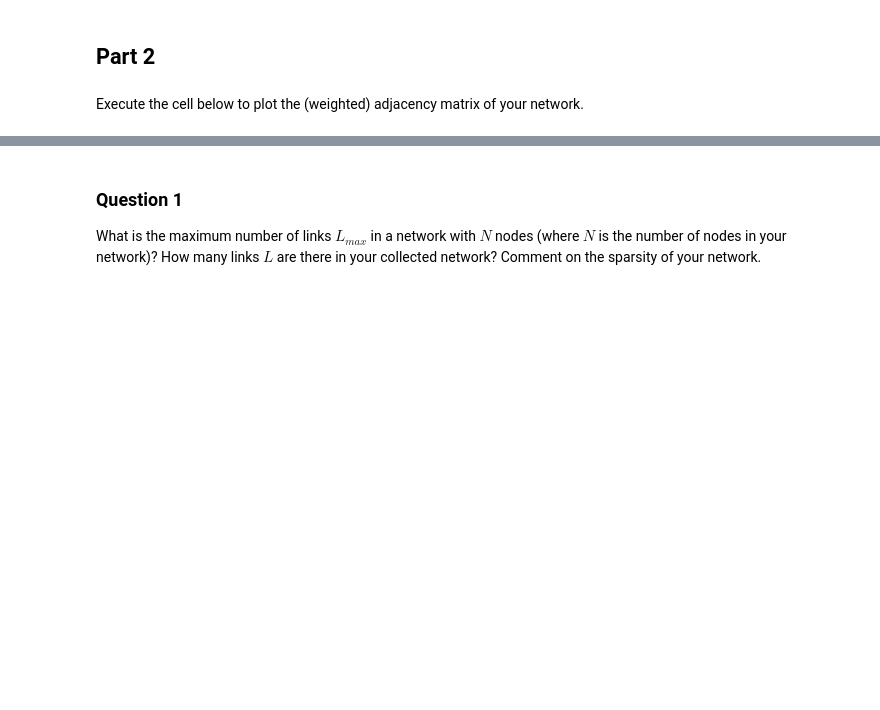
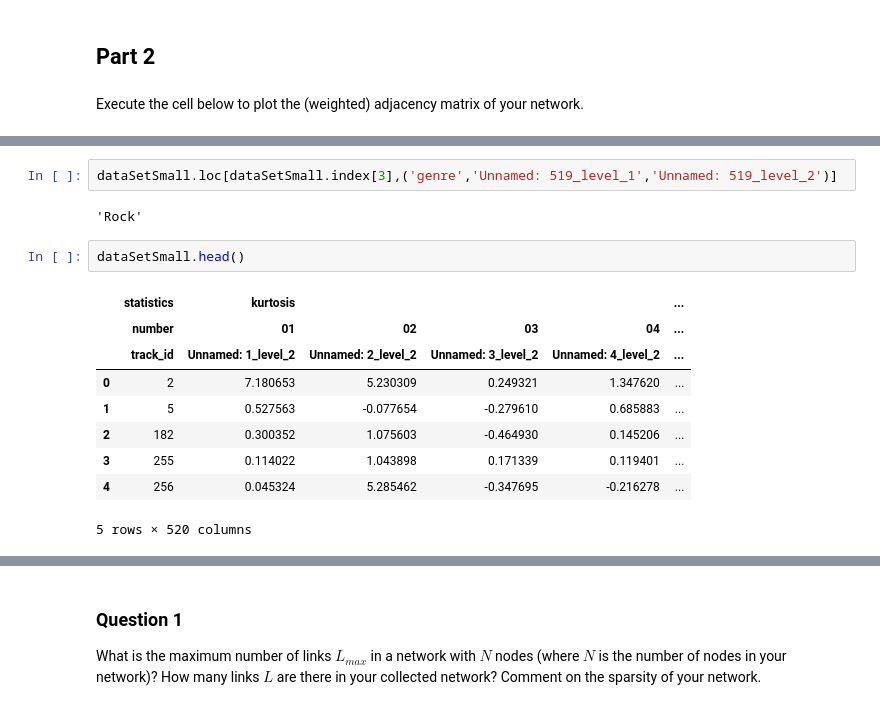
Before and after one commit to TTimTT/NTDS_Project, a Jupyter notebook: milestones_1/Joachim_1_network_properties.ipynb, the cells around one changed output, grey strips where cells are left out. Drawn from its saved outputs; the diff is of its cells as text; blank space fills up the shorter version.

```diff
--- a/milestones_1/Joachim_1_network_properties.ipynb
+++ b/milestones_1/Joachim_1_network_properties.ipynb
@@ -154,0 +152,16 @@ Text(0.5, 1.05, 'adjacency matrix')
+# %%
+dataSetSmall.loc[dataSetSmall.index[3],('genre','Unnamed: 519_level_1','Unnamed: 519_level_2')]
+# %% [output]
+'Rock'
+# %%
+dataSetSmall.head()
+# %% [output]
+|  | statistics | kurtosis |  |  |  | ... |
+|  | number | 01 | 02 | 03 | 04 | ... |
+|  | track_id | Unnamed: 1_level_2 | Unnamed: 2_level_2 | Unnamed: 3_level_2 | Unnamed: 4_level_2 | ... |
+| 0 | 2 | 7.180653 | 5.230309 | 0.249321 | 1.347620 | ... |
+| 1 | 5 | 0.527563 | -0.077654 | -0.279610 | 0.685883 | ... |
+| 2 | 182 | 0.300352 | 1.075603 | -0.464930 | 0.145206 | ... |
+| 3 | 255 | 0.114022 | 1.043898 | 0.171339 | 0.119401 | ... |
+| 4 | 256 | 0.045324 | 5.285462 | -0.347695 | -0.216278 | ... |
+5 rows × 520 columns
```
Also changed, not shown: parts of 10 cells of this notebook.
